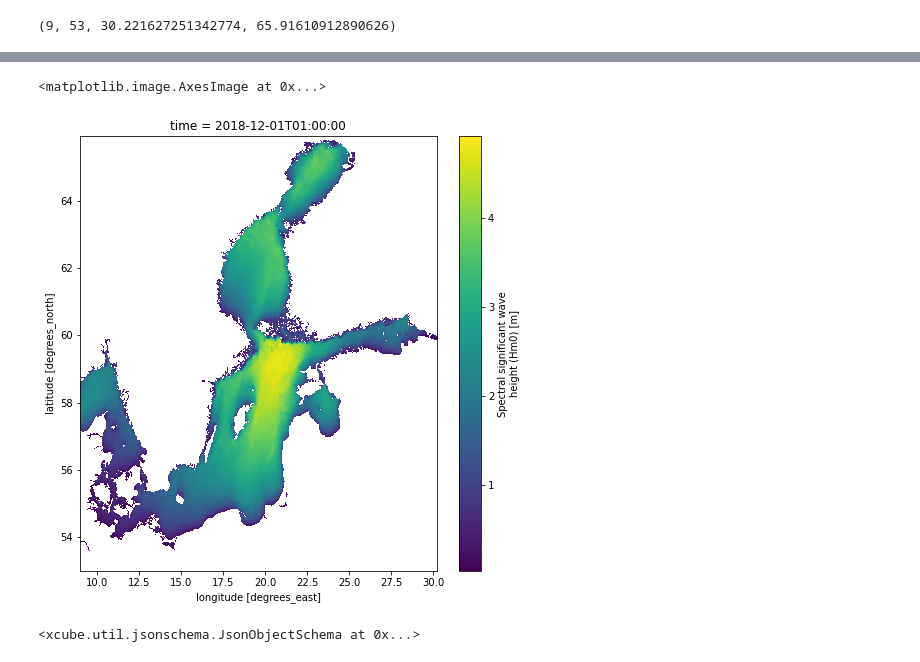
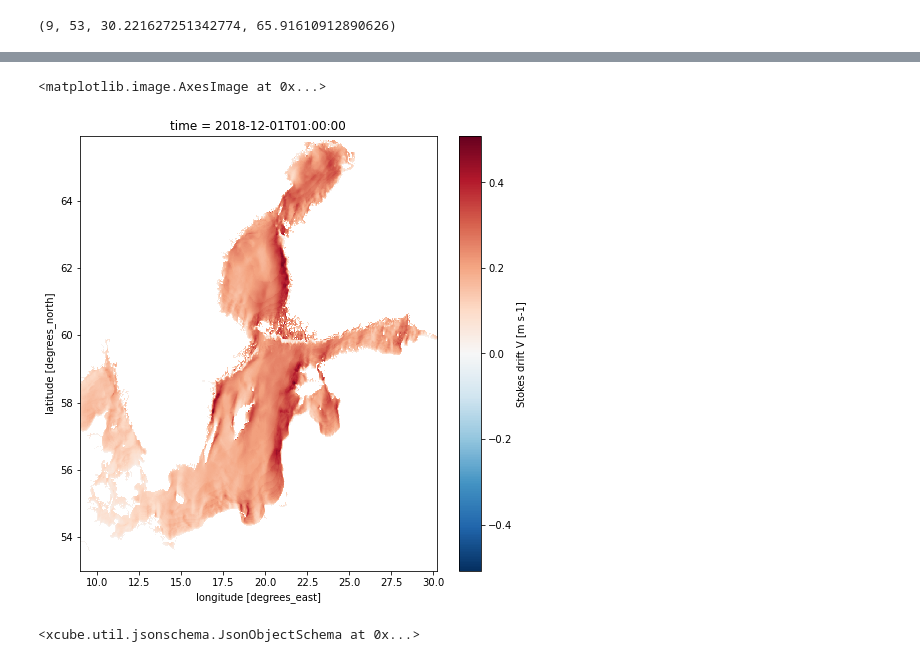
Before and after one commit to xcube-dev/xcube-cmems, a Jupyter notebook: examples/notebooks/cmems_ds_example.ipynb, the cells around one changed output, grey strips where cells are left out. Cells and saved outputs as stored; diff of their text form; code cells hidden in the pictures.

```diff
--- a/examples/notebooks/cmems_ds_example.ipynb
+++ b/examples/notebooks/cmems_ds_example.ipynb
@@ -71,8 +91,8 @@ Data variables: (12/17)
 # %%
-ds.VHM0.isel(time=0).plot.imshow(figsize=(8, 8))
+ds.VSDY.isel(time=0).plot.imshow(figsize=(8, 8))
 # %% [output]
 <matplotlib.image.AxesImage at 0x...>
-[figure, old version]
+[figure, new version]
 # %%
 cmems_store.get_open_data_params_schema('dataset-bal-analysis-forecast-wav-hourly','dataset:zarr:cmems')
 # %% [output]
```
Also changed, not shown: parts of 4 cells of this notebook, 3 other files.
